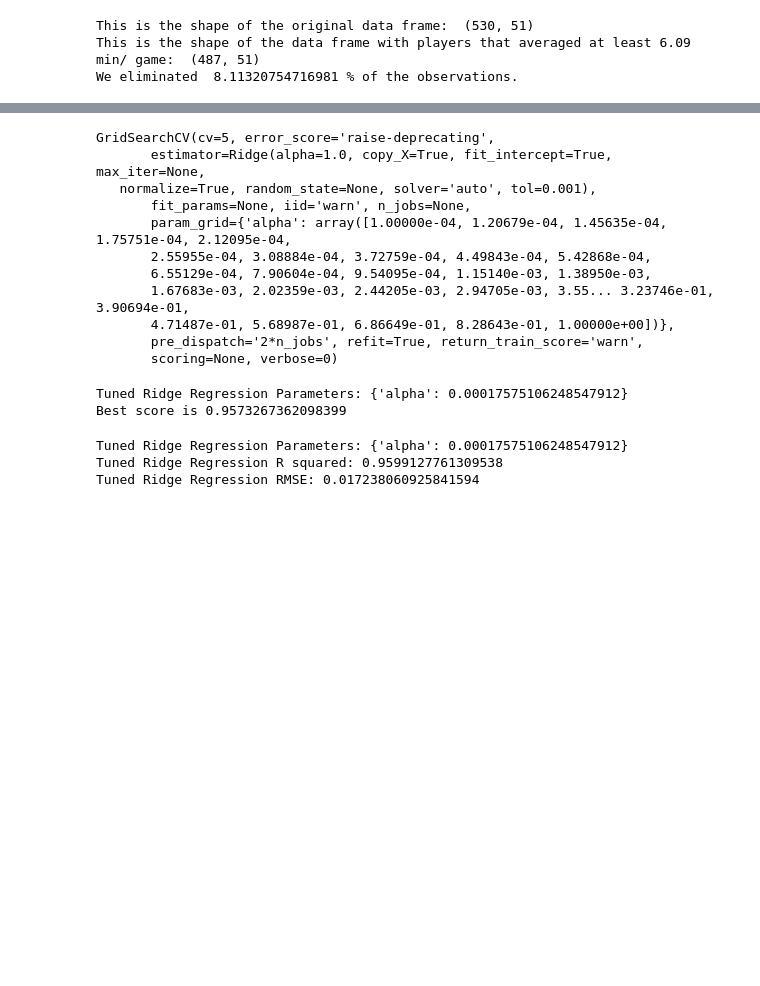
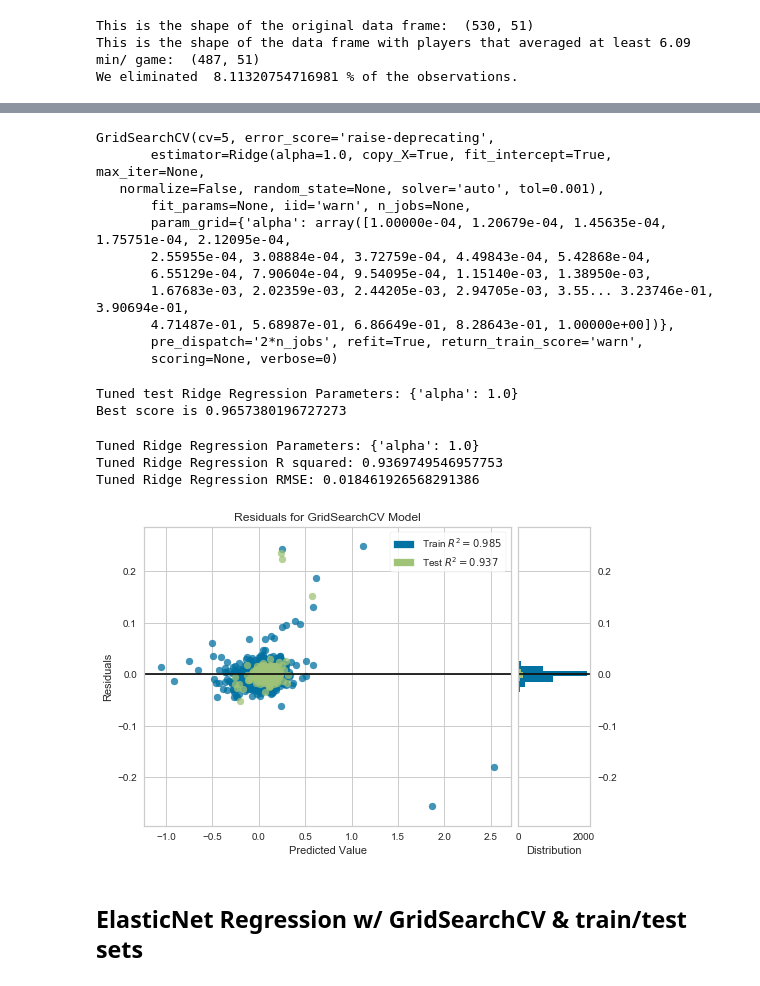
Before and after one commit to earny-joe/Springboard-DS-Portfolio, a Jupyter notebook: capstone_1/basketball/Individual_Player_Stats/Exploratory-ML.ipynb, the cells around one changed output, grey strips where cells are left out. Drawn from its saved outputs; the diff is of its cells as text; code cells hidden in the pictures; blank space fills up the shorter version.

```diff
--- a/capstone_1/basketball/Individual_Player_Stats/Exploratory-ML.ipynb
+++ b/capstone_1/basketball/Individual_Player_Stats/Exploratory-ML.ipynb
@@ -690,14 +690,14 @@ X = df.drop(labels = ['Player', 'Age', 'Pos', 'Tm', 'Year', 'WS/48', 'WS', 'OWS'
 y = df['WS/48']
 
 # Create training and test sets
-X_train, X_test, y_train, y_test = train_test_split(X, y, test_size = 0.3, random_state=42)
+X_train, X_test, y_train, y_test = train_test_split(X, y, test_size = 0.1, random_state=42)
 # %%
 # Setup the hyperparameter grid
 alpha_space = np.logspace(-4, 0, 50)
 param_grid = {'alpha': alpha_space}
 # %%
 # Create a ridge regressor: ridge
-ridge = Ridge(normalize=True)
+ridge = Ridge()
 # %%
 ridge_cv = GridSearchCV(ridge, param_grid, cv=5)
 # %%
@@ -705,7 +705,7 @@ ridge_cv.fit(X_train, y_train)
 # %% [output]
 GridSearchCV(cv=5, error_score='raise-deprecating',
        estimator=Ridge(alpha=1.0, copy_X=True, fit_intercept=True, max_iter=None,
-   normalize=True, random_state=None, solver='auto', tol=0.001),
+   normalize=False, random_state=None, solver='auto', tol=0.001),
        fit_params=None, iid='warn', n_jobs=None,
        param_grid={'alpha': array([1.00000e-04, 1.20679e-04, 1.45635e-04, 1.75751e-04, 2.12095e-04,
        2.55955e-04, 3.08884e-04, 3.72759e-04, 4.49843e-04, 5.42868e-04,
@@ -719,6 +719,6 @@ GridSearchCV(cv=5, error_score='raise-deprecating',
 print("Tuned test Ridge Regression Parameters: {}".format(ridge_cv.best_params_))
 print("Best score is {}".format(ridge_cv.best_score_))
 # %% [output]
-Tuned Ridge Regression Parameters: {'alpha': 0.00017575106248547912}
-Best score is 0.9573267362098399
+Tuned test Ridge Regression Parameters: {'alpha': 1.0}
+Best score is 0.9657380196727273
 # %%
@@ -731,6 +731,18 @@ print("Tuned Ridge Regression Parameters: {}".format(ridge_cv.best_params_))
 print("Tuned Ridge Regression R squared: {}".format(r2))
 print("Tuned Ridge Regression RMSE: {}".format(rmse))
 # %% [output]
-Tuned Ridge Regression Parameters: {'alpha': 0.00017575106248547912}
-Tuned Ridge Regression R squared: 0.9599127761309538
-Tuned Ridge Regression RMSE: 0.017238060925841594
+Tuned Ridge Regression Parameters: {'alpha': 1.0}
+Tuned Ridge Regression R squared: 0.9369749546957753
+Tuned Ridge Regression RMSE: 0.018461926568291386
+# %%
+from yellowbrick.regressor import ResidualsPlot
+
+visualizer = ResidualsPlot(ridge_cv)
+
+visualizer.fit(X_train, y_train)  # Fit the training data to the model
+visualizer.score(X_test, y_test)  # Evaluate the model on the test data
+visualizer.poof()                 # Draw/show/poof the data
+# %% [output]
+[figure, added]
+# %% [markdown]
+## ElasticNet Regression w/ GridSearchCV & train/test sets
```
Also changed, not shown: parts of 11 cells of this notebook, 1 other file.
